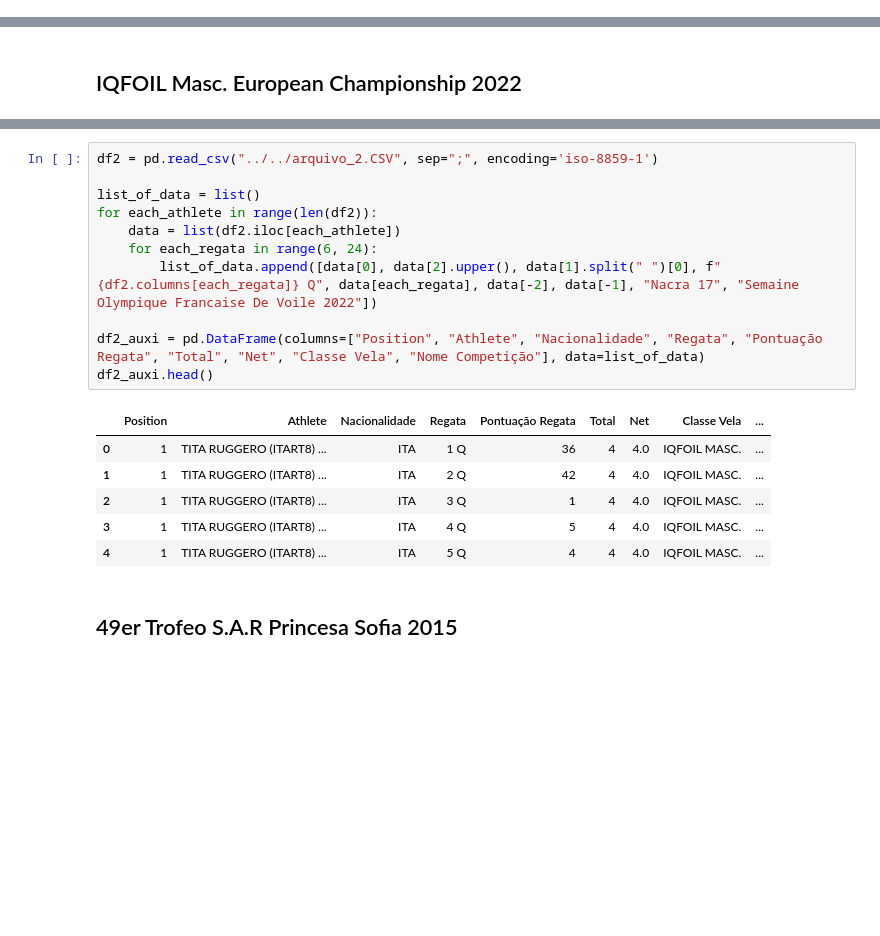
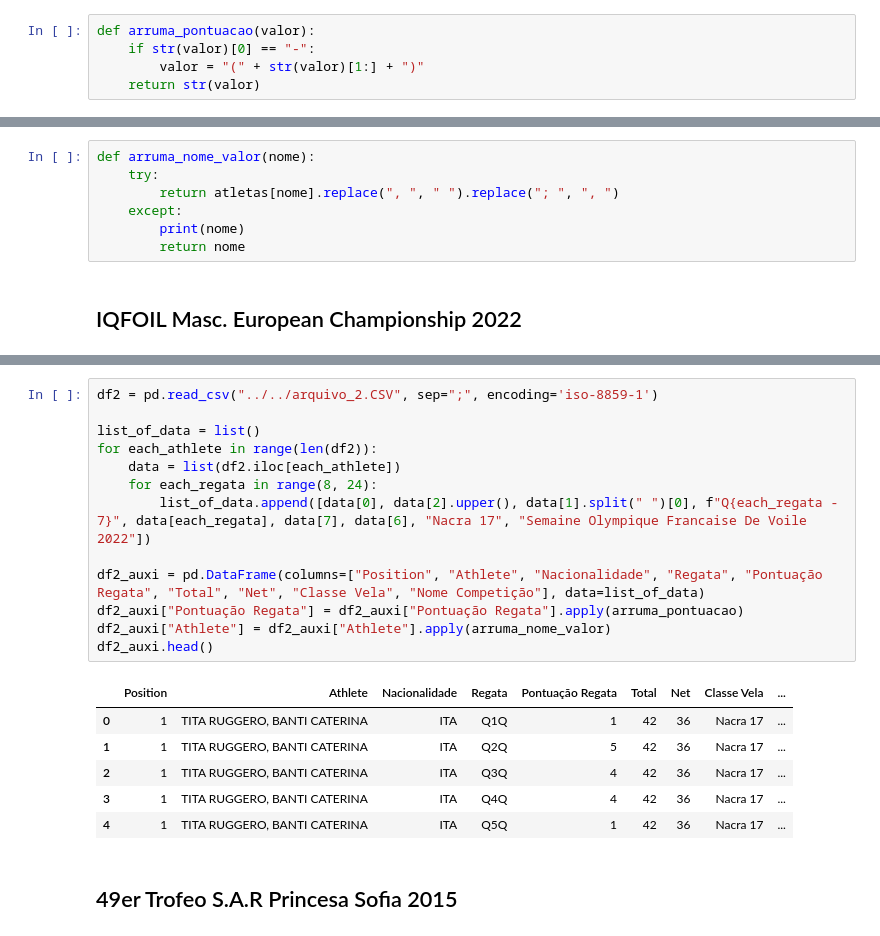
Before and after one commit to Gab-Mel/sailing-rankings-2024.1, a Jupyter notebook: scrapers/clusters/c1_5.ipynb, the cells around one changed output, grey strips where cells are left out. Drawn from its saved outputs; the diff is of its cells as text; blank space fills up the shorter version.

```diff
--- a/scrapers/clusters/c1_5.ipynb
+++ b/scrapers/clusters/c1_5.ipynb
@@ -4,2 +5,7 @@ from unidecode import unidecode
 # %% [markdown]
 # Dados da Planilha
+# %%
+def arruma_pontuacao(valor):
+    if str(valor)[0] == "-":
+        valor = "(" + str(valor)[1:] + ")"
+    return str(valor)
@@ -6,3 +16,10 @@ from unidecode import unidecode
+# %%
+def arruma_nome_valor(nome):
+    try:
+        return atletas[nome].replace(", ", " ").replace("; ", ", ")
+    except:
+        print(nome)
+        return nome
 # %% [markdown]
 ## IQFOIL Masc.	European Championship 2022
 # %%
@@ -28,21 +81,23 @@ df1_auxi.head()
 # %%
 df2 = pd.read_csv("../../arquivo_2.CSV", sep=";", encoding='iso-8859-1')
 
 list_of_data = list()
 for each_athlete in range(len(df2)):
     data = list(df2.iloc[each_athlete])
-    for each_regata in range(6, 24):
-        list_of_data.append([data[0], data[2].upper(), data[1].split(" ")[0], f"{df2.columns[each_regata]} Q", data[each_regata], data[-2], data[-1], "Nacra 17", "Semaine Olympique Francaise De Voile 2022"])
+    for each_regata in range(8, 24):
+        list_of_data.append([data[0], data[2].upper(), data[1].split(" ")[0], f"Q{each_regata - 7}", data[each_regata], data[7], data[6], "Nacra 17", "Semaine Olympique Francaise De Voile 2022"])
 
 df2_auxi = pd.DataFrame(columns=["Position", "Athlete", "Nacionalidade", "Regata", "Pontuação Regata", "Total", "Net", "Classe Vela", "Nome Competição"], data=list_of_data)
+df2_auxi["Pontuação Regata"] = df2_auxi["Pontuação Regata"].apply(arruma_pontuacao)
+df2_auxi["Athlete"] = df2_auxi["Athlete"].apply(arruma_nome_valor)
 df2_auxi.head()
 # %% [output]
 |  | Position | Athlete | Nacionalidade | Regata | Pontuação Regata | Total | Net | Classe Vela | ... |
-| 0 | 1 | TITA RUGGERO (ITART8) ... | ITA | 1 Q | 36 | 4 | 4.0 | IQFOIL MASC. | ... |
-| 1 | 1 | TITA RUGGERO (ITART8) ... | ITA | 2 Q | 42 | 4 | 4.0 | IQFOIL MASC. | ... |
-| 2 | 1 | TITA RUGGERO (ITART8) ... | ITA | 3 Q | 1 | 4 | 4.0 | IQFOIL MASC. | ... |
-| 3 | 1 | TITA RUGGERO (ITART8) ... | ITA | 4 Q | 5 | 4 | 4.0 | IQFOIL MASC. | ... |
-| 4 | 1 | TITA RUGGERO (ITART8) ... | ITA | 5 Q | 4 | 4 | 4.0 | IQFOIL MASC. | ... |
+| 0 | 1 | TITA RUGGERO, BANTI CATERINA | ITA | Q1Q | 1 | 42 | 36 | Nacra 17 | ... |
+| 1 | 1 | TITA RUGGERO, BANTI CATERINA | ITA | Q2Q | 5 | 42 | 36 | Nacra 17 | ... |
+| 2 | 1 | TITA RUGGERO, BANTI CATERINA | ITA | Q3Q | 4 | 42 | 36 | Nacra 17 | ... |
+| 3 | 1 | TITA RUGGERO, BANTI CATERINA | ITA | Q4Q | 4 | 42 | 36 | Nacra 17 | ... |
+| 4 | 1 | TITA RUGGERO, BANTI CATERINA | ITA | Q5Q | 1 | 42 | 36 | Nacra 17 | ... |
 # %% [markdown]
 ## 49er	Trofeo S.A.R Princesa Sofia 2015
 # %%
```
Also changed, not shown: parts of 34 cells of this notebook, 12 other files.
